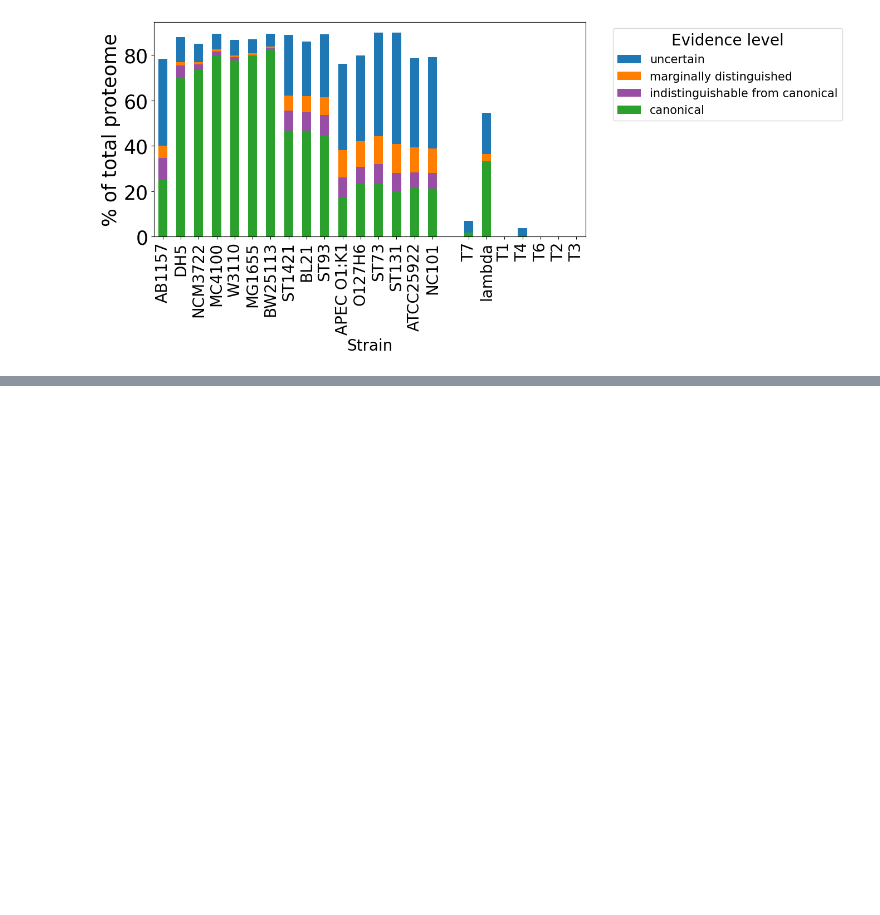
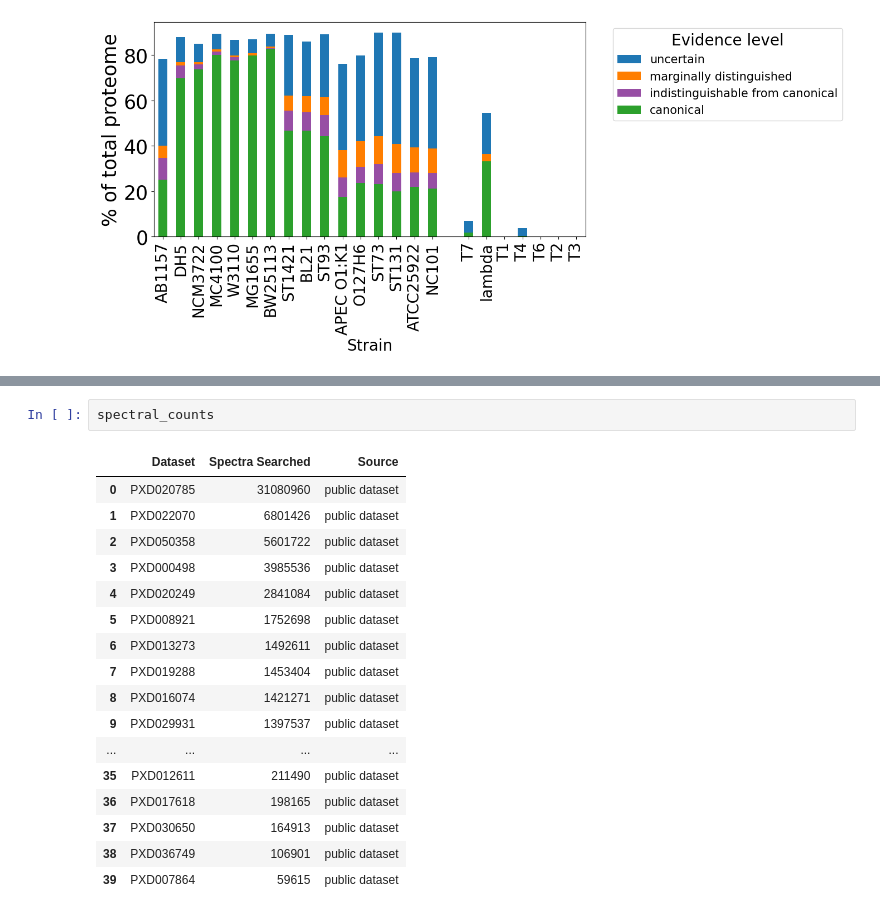
Before and after one commit to CompOmics/ecoli-peptideatlas-manuscript, a Jupyter notebook: src/Fig1_Strain_proteome_coverage.ipynb, the cells around one changed output, grey strips where cells are left out. Drawn from its saved outputs; the diff is of its cells as text; blank space fills up the shorter version.

```diff
--- a/src/Fig1_Strain_proteome_coverage.ipynb
+++ b/src/Fig1_Strain_proteome_coverage.ipynb
@@ -211,0 +224,20 @@ indistinguishable_from_canonical: 3765
+# %%
+spectral_counts
+# %% [output]
+|  | Dataset | Spectra Searched | Source |
+| 0 | PXD020785 | 31080960 | public dataset |
+| 1 | PXD022070 | 6801426 | public dataset |
+| 2 | PXD050358 | 5601722 | public dataset |
+| 3 | PXD000498 | 3985536 | public dataset |
+| 4 | PXD020249 | 2841084 | public dataset |
+| 5 | PXD008921 | 1752698 | public dataset |
+| 6 | PXD013273 | 1492611 | public dataset |
+| 7 | PXD019288 | 1453404 | public dataset |
+| 8 | PXD016074 | 1421271 | public dataset |
+| 9 | PXD029931 | 1397537 | public dataset |
+| ... | ... | ... | ... |
+| 35 | PXD012611 | 211490 | public dataset |
+| 36 | PXD017618 | 198165 | public dataset |
+| 37 | PXD030650 | 164913 | public dataset |
+| 38 | PXD036749 | 106901 | public dataset |
+| 39 | PXD007864 | 59615 | public dataset |
```
Also changed, not shown: parts of 3 cells of this notebook.
